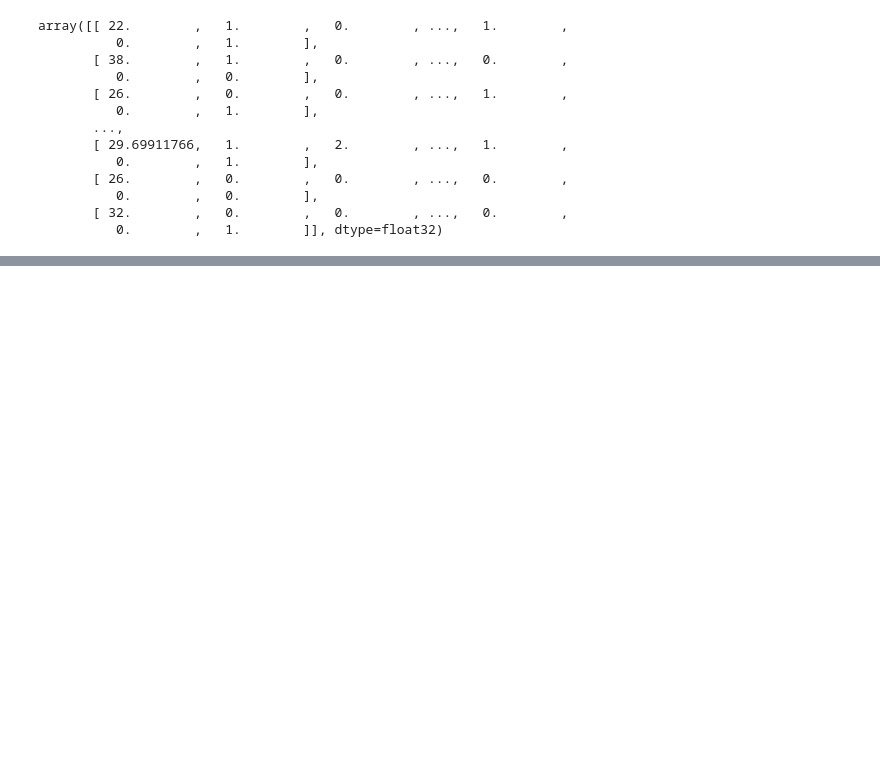
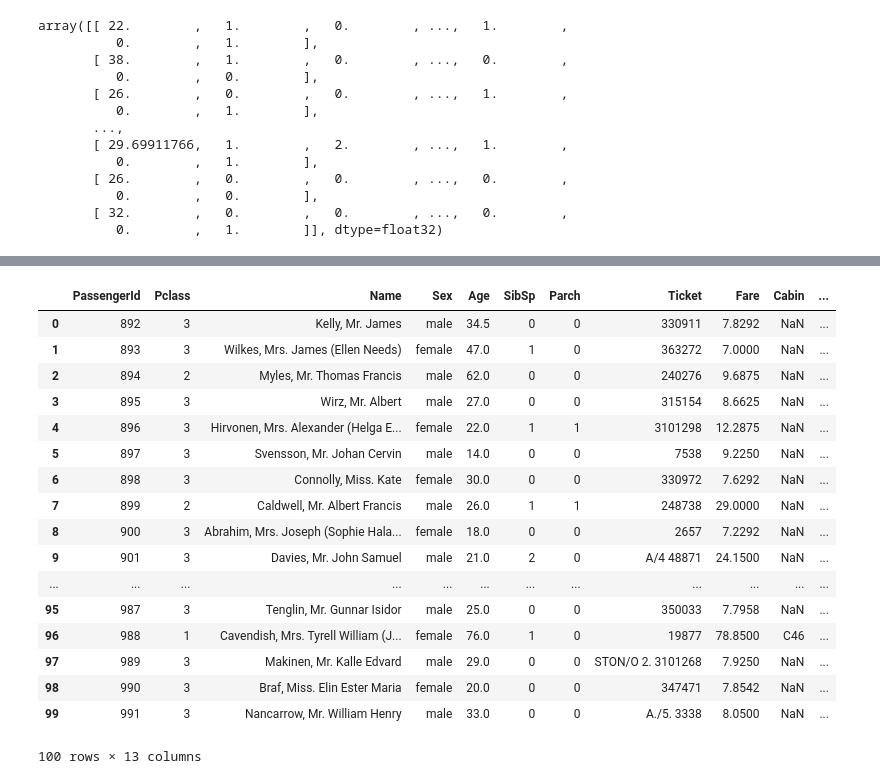
Before and after one commit to emilwallner/How-to-learn-Deep-Learning, a Jupyter notebook: CSV_NN/Deep-Learning-CSV-Cheat-Sheet/predict-outcome.ipynb, the cells around one changed output, grey strips where cells are left out. Saved outputs shown, nothing was run; the diff lists cells and outputs as text; code cells hidden in the pictures; blank space fills up the shorter version.

```diff
--- a/CSV_NN/Deep-Learning-CSV-Cheat-Sheet/predict-outcome.ipynb
+++ b/CSV_NN/Deep-Learning-CSV-Cheat-Sheet/predict-outcome.ipynb
@@ -44,10 +44,11 @@ labels = np.array(labels, dtype=np.float32)
 # %%
 data = df
 net = tflearn.input_data(shape=[None, 9])
-net = tflearn.fully_connected(net, 81)
-net = tflearn.fully_connected(net, 9)
+net = tflearn.fully_connected(net, 7)
+net = tflearn.fully_connected(net, 7)
+net = tflearn.fully_connected(net, 7)
 net = tflearn.fully_connected(net, 2, activation='softmax')
 net = tflearn.regression(net)
 model = tflearn.DNN(net)
-model.fit(data, labels, n_epoch=10, batch_size=16, show_metric=True)
+model.fit(data, labels, n_epoch=20, batch_size=16, show_metric=True)
 # %% [output]
@@ -65,0 +60,36 @@ Training Step: 560  | total loss: 0.48842 | time: 0.163s
+# %%
+pred = model.predict(test)
+pred = pd.DataFrame(pred)
+pred = pred.drop(0, 1)
+# %%
+end = pd.read_csv('../test.csv')
+end['Survival_chance'] = pred
+state = []
+for i in end['Survival_chance']:
+    if i > 0.5:
+        state.append('Alive')
+    else:
+        state.append('Dead')
+state
+end['State'] = state
+# %%
+end.head(100)
+# %% [output]
+|  | PassengerId | Pclass | Name | Sex | Age | SibSp | Parch | Ticket | Fare | Cabin | ... |
+| 0 | 892 | 3 | Kelly, Mr. James | male | 34.5 | 0 | 0 | 330911 | 7.8292 | NaN | ... |
+| 1 | 893 | 3 | Wilkes, Mrs. James (Ellen Needs) | female | 47.0 | 1 | 0 | 363272 | 7.0000 | NaN | ... |
+| 2 | 894 | 2 | Myles, Mr. Thomas Francis | male | 62.0 | 0 | 0 | 240276 | 9.6875 | NaN | ... |
+| 3 | 895 | 3 | Wirz, Mr. Albert | male | 27.0 | 0 | 0 | 315154 | 8.6625 | NaN | ... |
+| 4 | 896 | 3 | Hirvonen, Mrs. Alexander (Helga E... | female | 22.0 | 1 | 1 | 3101298 | 12.2875 | NaN | ... |
+| 5 | 897 | 3 | Svensson, Mr. Johan Cervin | male | 14.0 | 0 | 0 | 7538 | 9.2250 | NaN | ... |
+| 6 | 898 | 3 | Connolly, Miss. Kate | female | 30.0 | 0 | 0 | 330972 | 7.6292 | NaN | ... |
+| 7 | 899 | 2 | Caldwell, Mr. Albert Francis | male | 26.0 | 1 | 1 | 248738 | 29.0000 | NaN | ... |
+| 8 | 900 | 3 | Abrahim, Mrs. Joseph (Sophie Hala... | female | 18.0 | 0 | 0 | 2657 | 7.2292 | NaN | ... |
+| 9 | 901 | 3 | Davies, Mr. John Samuel | male | 21.0 | 2 | 0 | A/4 48871 | 24.1500 | NaN | ... |
+| ... | ... | ... | ... | ... | ... | ... | ... | ... | ... | ... | ... |
+| 95 | 987 | 3 | Tenglin, Mr. Gunnar Isidor | male | 25.0 | 0 | 0 | 350033 | 7.7958 | NaN | ... |
+| 96 | 988 | 1 | Cavendish, Mrs. Tyrell William (J... | female | 76.0 | 1 | 0 | 19877 | 78.8500 | C46 | ... |
+| 97 | 989 | 3 | Makinen, Mr. Kalle Edvard | male | 29.0 | 0 | 0 | STON/O 2. 3101268 | 7.9250 | NaN | ... |
+| 98 | 990 | 3 | Braf, Miss. Elin Ester Maria | female | 20.0 | 0 | 0 | 347471 | 7.8542 | NaN | ... |
+| 99 | 991 | 3 | Nancarrow, Mr. William Henry | male | 33.0 | 0 | 0 | A./5. 3338 | 8.0500 | NaN | ... |
+100 rows × 13 columns
```
Also changed, not shown: parts of 2 cells of this notebook.
